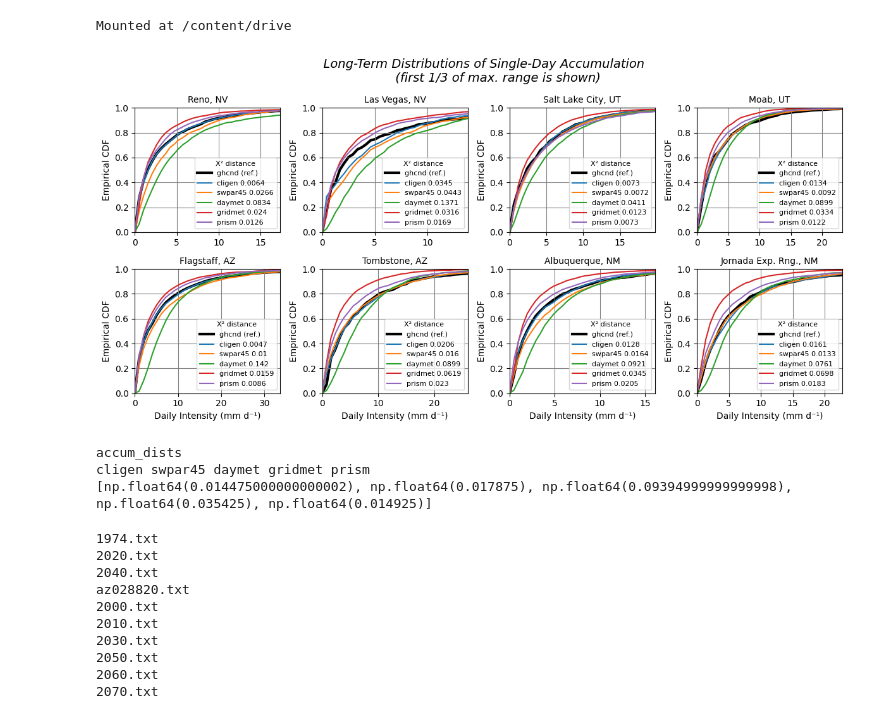
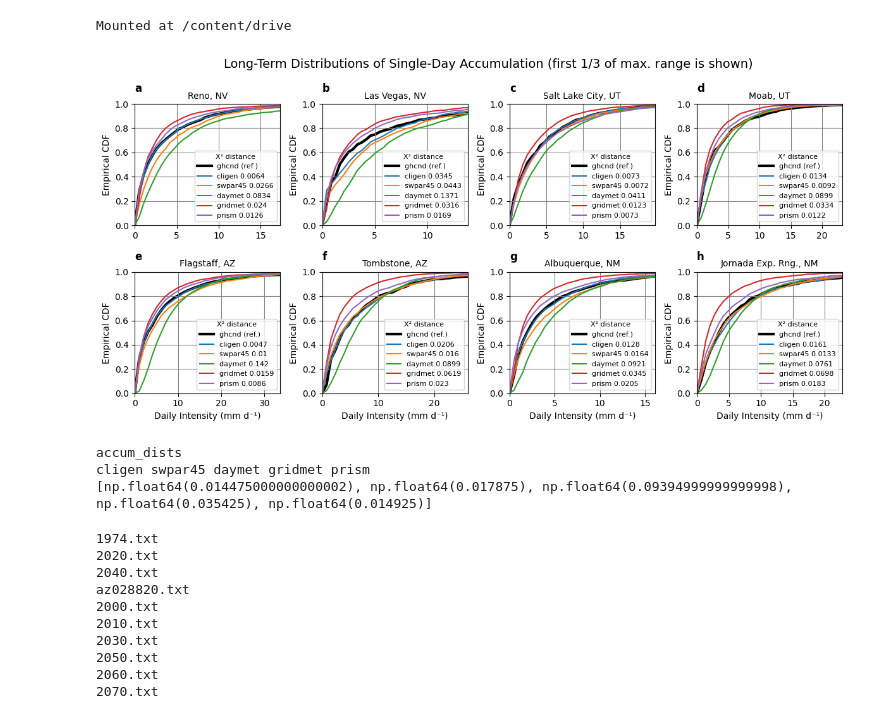
Before and after one commit to afullhart/climatechange, a Jupyter notebook: Figures/Figure_cdf.ipynb, the cells around one changed output. Cells and saved outputs as stored; diff of their text form; code cells hidden in the pictures.

```diff
--- a/Figures/Figure_cdf.ipynb
+++ b/Figures/Figure_cdf.ipynb
@@ -26,6 +26,7 @@ def chi2_distance(A, B):
   return chi
 
 lvlOneFolders = ['rn', 'lv', 'sl', 'mb', 'fs', 'tb', 'ab', 'jd']
+letters = ['a', 'b', 'c', 'd', 'e', 'f', 'g', 'h']
 labels = ['Reno, NV', 'Las Vegas, NV', 'Salt Lake City, UT', 'Moab, UT', 'Flagstaff, AZ', 'Tombstone, AZ', 'Albuquerque, NM', 'Jornada Exp. Rng., NM']
 
 fig, axs = plt.subplots(2, 4, figsize=(12, 6))
@@ -152,36 +153,38 @@ for i, ax in enumerate(axs.reshape(-1)):
   gridmet, = ax.plot(bins_cdf, gridmet_cdf)
   prism, = ax.plot(bins_cdf, prism_cdf)
   #maca, = ax.plot(bins_cdf, maca_cdf)
+  letter = letters[i]
+  ax.text(0, 1.1, letter, fontsize=12, fontweight='bold')
   ax.set_title(labels[i], fontsize=10)
   ax.legend([ghcnd, cligen, swpar45, daymet, gridmet, prism], ['ghcnd (ref.)', 'cligen {}'.format(str(cligen_dev)), 'swpar45 {}'.format(str(swpar45_dev)), 'daymet {}'.format(str(daymet_dev)), 'gridmet {}'.format(str(gridmet_dev)), 'prism {}'.format(str(prism_dev))], loc='lower right', fontsize=8, markerscale=0.5, title_fontsize=8, title='X² distance')
   ax.set_xlim(0, 0.33*max_value)
   ax.set_ylim(0, 1)
   ax.set_ylabel('Empirical CDF')
   if i > 3:
     ax.set_xlabel('Daily Intensity (mm d⁻¹)')
   ax.grid(color='gray')
 
   dataset_dists.append([cligen_dev, swpar45_dev, daymet_dev, gridmet_dev, prism_dev])
 
-plt.suptitle('      Long-Term Distributions of Single-Day Accumulation\n             (first 1/3 of max. range is shown)', size=14, fontstyle='oblique')
+plt.suptitle('        Long-Term Distributions of Single-Day Accumulation (first 1/3 of max. range is shown)', size=14, fontstyle='normal')
 ax.grid(color='gray')
 plt.tight_layout()
 plt.show()
 
 fig.savefig(saveFILE, dpi=600, bbox_inches='tight')
 
 dataset_avg_dists = []
 for i in range(5):
   d = 0
   for j, label in enumerate(labels):
     d += dataset_dists[j][i]
   dataset_avg_dists.append(d/len(labels))
 
 print('accum_dists')
 print('cligen swpar45 daymet gridmet prism')
 print(dataset_avg_dists)
 # %% [output]
-[figure, old version]
+[figure, new version]
 accum_dists
 cligen swpar45 daymet gridmet prism
 [np.float64(0.014475000000000002), np.float64(0.017875), np.float64(0.09394999999999998), np.float64(0.035425), np.float64(0.014925)]
```
